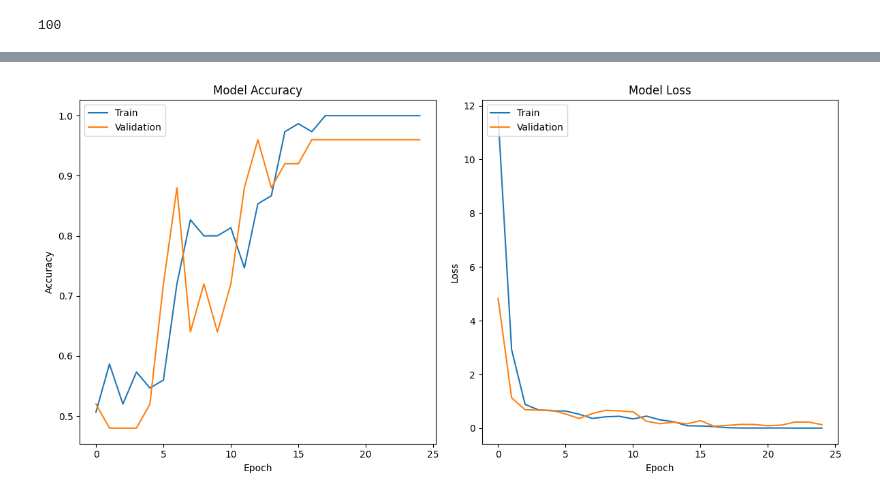
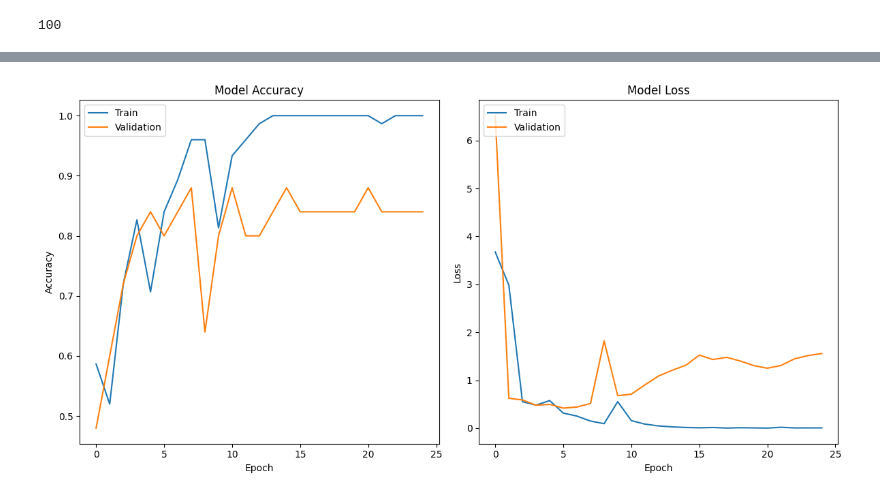
Before and after one commit to WhiteCat20/model-cnn-unsegmented-gambar-durian, a Jupyter notebook: main.ipynb, the cells around one changed output, grey strips where cells are left out. Drawn from its saved outputs; the diff is of its cells as text; code cells hidden in the pictures.

```diff
--- a/main.ipynb
+++ b/main.ipynb
@@ -20,5 +14,5 @@ WARNING:tensorflow:From C:\Users\ecs_e\AppData\Roaming\Python\Python311\site-pac
 # %%
-data_dir = 'datasets'
+data_dir = 'datasets_full'
 data_dir = pathlib.Path(data_dir)
 image_count = len(list(data_dir.glob('*/*.jpg')))
 image_count
@@ -151,44 +142,41 @@ array([[0.  ],
        [1.  ],
        [0.  ]], dtype=float32)
 # %%
-import matplotlib.pyplot as plt
-import datetime
-
 # Plot training and validation history
 plt.figure(figsize=(12, 6))
 
 # Plot training & validation accuracy values
 plt.subplot(1, 2, 1)
 plt.plot(model_fit.history['accuracy'])
 plt.plot(model_fit.history['val_accuracy'])  # Add validation accuracy
 plt.title('Model Accuracy')
 plt.xlabel('Epoch')
 plt.ylabel('Accuracy')
 plt.legend(['Train', 'Validation'], loc='upper left')
 
 # Plot training & validation loss values
 plt.subplot(1, 2, 2)
 plt.plot(model_fit.history['loss'])
 plt.plot(model_fit.history['val_loss'])  # Add validation loss
 plt.title('Model Loss')
 plt.xlabel('Epoch')
 plt.ylabel('Loss')
 plt.legend(['Train', 'Validation'], loc='upper left')
 
 plt.tight_layout()
 
 # Get current date and time
 now = datetime.datetime.now()
 
 # Format the date-time string as 'MMDDYYYY-HHMM'
-date_time_str = now.strftime("%m%d%Y-%H%M")
+date_time_str = now.strftime("%d%m%Y-%H%M")
 
 # Save the plot with the specified name format
 plt.savefig(f"{date_time_str}.png")
 
 plt.show()
 # %% [output]
-[figure, old version]
+[figure, new version]
 # %%
 # Generate predictions on the test set
 y_pred = model.predict(X_test)
```
Also changed, not shown: parts of 8 cells of this notebook, 12 other files.
